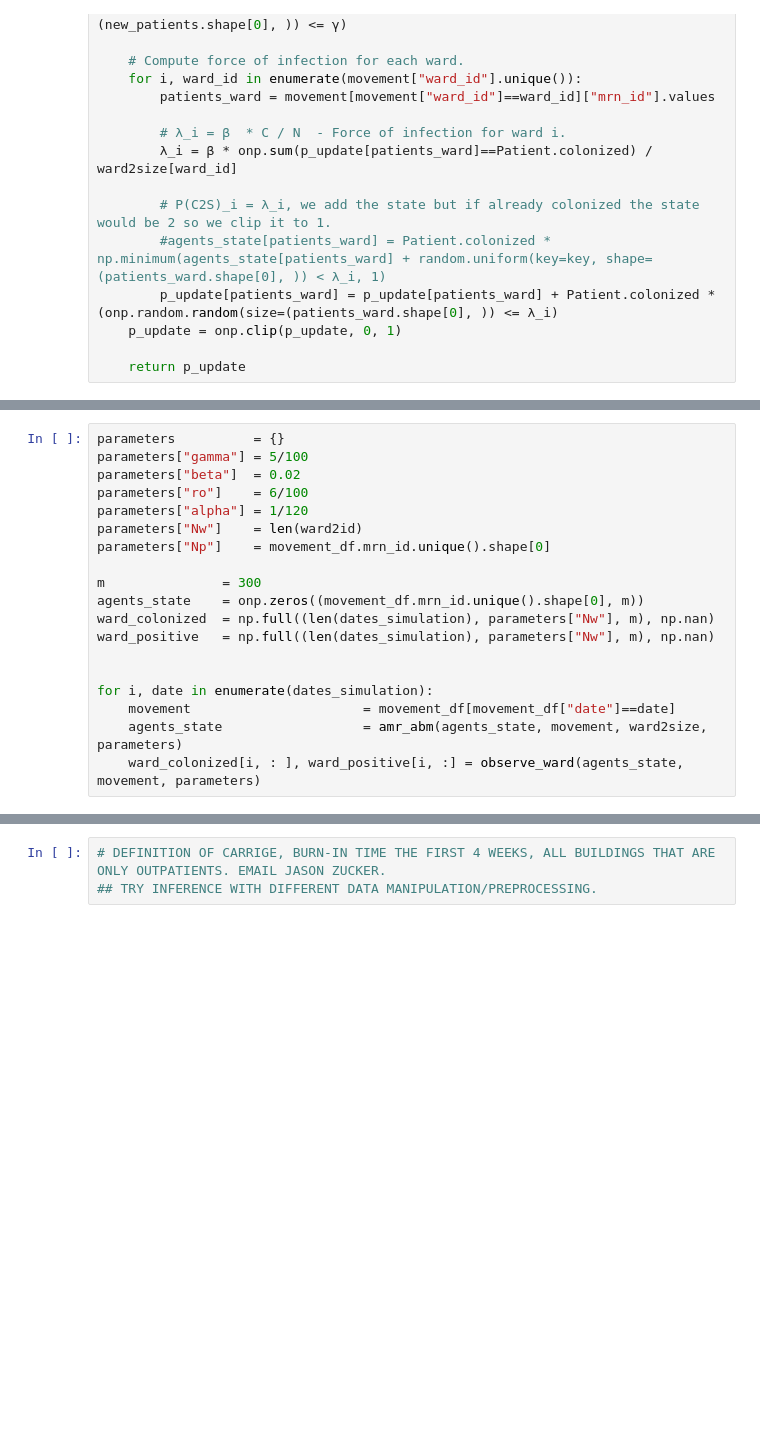
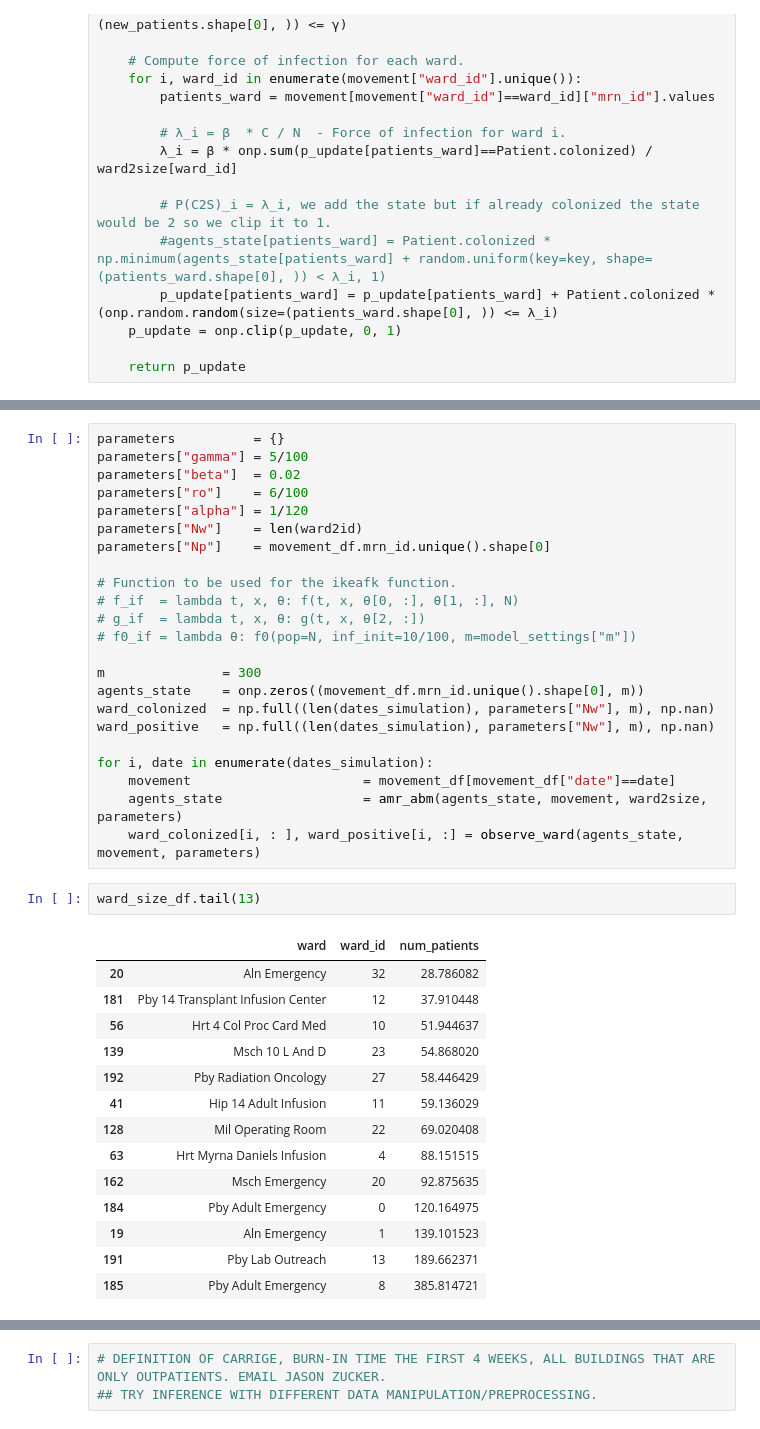
Before and after one commit to ChaosDonkey06/AMR_ABM2, a Jupyter notebook: model_sims.ipynb, the cells around one changed output, grey strips where cells are left out. Saved outputs shown, nothing was run; the diff lists cells and outputs as text; blank space fills up the shorter version.

```diff
--- a/model_sims.ipynb
+++ b/model_sims.ipynb
@@ -215,14 +215,35 @@ parameters["alpha"] = 1/120
 parameters["Nw"]    = len(ward2id)
 parameters["Np"]    = movement_df.mrn_id.unique().shape[0]
 
+# Function to be used for the ikeafk function.
+# f_if  = lambda t, x, θ: f(t, x, θ[0, :], θ[1, :], N)
+# g_if  = lambda t, x, θ: g(t, x, θ[2, :])
+# f0_if = lambda θ: f0(pop=N, inf_init=10/100, m=model_settings["m"])
+
 m               = 300
 agents_state    = onp.zeros((movement_df.mrn_id.unique().shape[0], m))
 ward_colonized  = np.full((len(dates_simulation), parameters["Nw"], m), np.nan)
 ward_positive   = np.full((len(dates_simulation), parameters["Nw"], m), np.nan)
 
-
 for i, date in enumerate(dates_simulation):
     movement                      = movement_df[movement_df["date"]==date]
     agents_state                  = amr_abm(agents_state, movement, ward2size, parameters)
     ward_colonized[i, : ], ward_positive[i, :] = observe_ward(agents_state, movement, parameters)
+# %%
+ward_size_df.tail(13)
+# %% [output]
+|  | ward | ward_id | num_patients |
+| 20 | Aln Emergency | 32 | 28.786082 |
+| 181 | Pby 14 Transplant Infusion Center | 12 | 37.910448 |
+| 56 | Hrt 4 Col Proc Card Med | 10 | 51.944637 |
+| 139 | Msch 10 L And D | 23 | 54.868020 |
+| 192 | Pby Radiation Oncology | 27 | 58.446429 |
+| 41 | Hip 14 Adult Infusion | 11 | 59.136029 |
+| 128 | Mil Operating Room | 22 | 69.020408 |
+| 63 | Hrt Myrna Daniels Infusion | 4 | 88.151515 |
+| 162 | Msch Emergency | 20 | 92.875635 |
+| 184 | Pby Adult Emergency | 0 | 120.164975 |
+| 19 | Aln Emergency | 1 | 139.101523 |
+| 191 | Pby Lab Outreach | 13 | 189.662371 |
+| 185 | Pby Adult Emergency | 8 | 385.814721 |
 # %%
```
Also changed, not shown: parts of 6 cells of this notebook, 1 other file.
